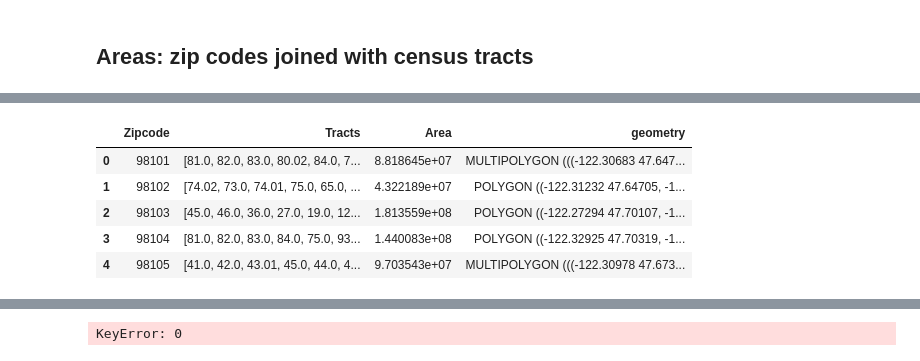
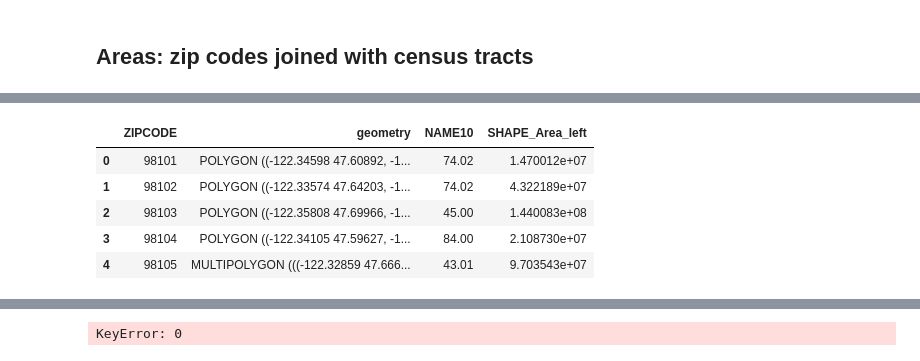
Before and after one commit to Greening-Seattle/Prediction, a Jupyter notebook: Prediction_Processing_MC.ipynb, the cells around one changed output, grey strips where cells are left out. Drawn from its saved outputs; the diff is of its cells as text; code cells hidden in the pictures.

```diff
--- a/Prediction_Processing_MC.ipynb
+++ b/Prediction_Processing_MC.ipynb
@@ -50,0 +69,2 @@ zips = zips[zips_columns]
+# %%
+zips = zips.dissolve(by='ZIPCODE')
@@ -80,9 +113,9 @@ zips_cleaned['geometry'] = geometries
 # %%
-zips_cleaned.head()
+zips.head()
 # %% [output]
-|  | Zipcode | Tracts | Area | geometry |
-| 0 | 98101 | [81.0, 82.0, 83.0, 80.02, 84.0, 7... | 8.818645e+07 | MULTIPOLYGON (((-122.30683 47.647... |
-| 1 | 98102 | [74.02, 73.0, 74.01, 75.0, 65.0, ... | 4.322189e+07 | POLYGON ((-122.31232 47.64705, -1... |
-| 2 | 98103 | [45.0, 46.0, 36.0, 27.0, 19.0, 12... | 1.813559e+08 | POLYGON ((-122.27294 47.70107, -1... |
-| 3 | 98104 | [81.0, 82.0, 83.0, 84.0, 75.0, 93... | 1.440083e+08 | POLYGON ((-122.32925 47.70319, -1... |
-| 4 | 98105 | [41.0, 42.0, 43.01, 45.0, 44.0, 4... | 9.703543e+07 | MULTIPOLYGON (((-122.30978 47.673... |
+|  | ZIPCODE | geometry | NAME10 | SHAPE_Area_left |
+| 0 | 98101 | POLYGON ((-122.34598 47.60892, -1... | 74.02 | 1.470012e+07 |
+| 1 | 98102 | POLYGON ((-122.33574 47.64203, -1... | 74.02 | 4.322189e+07 |
+| 2 | 98103 | POLYGON ((-122.35808 47.69966, -1... | 45.00 | 1.440083e+08 |
+| 3 | 98104 | POLYGON ((-122.34105 47.59627, -1... | 84.00 | 2.108730e+07 |
+| 4 | 98105 | MULTIPOLYGON (((-122.32859 47.666... | 43.01 | 9.703543e+07 |
```
Also changed, not shown: parts of 28 cells of this notebook, 1 other file.
